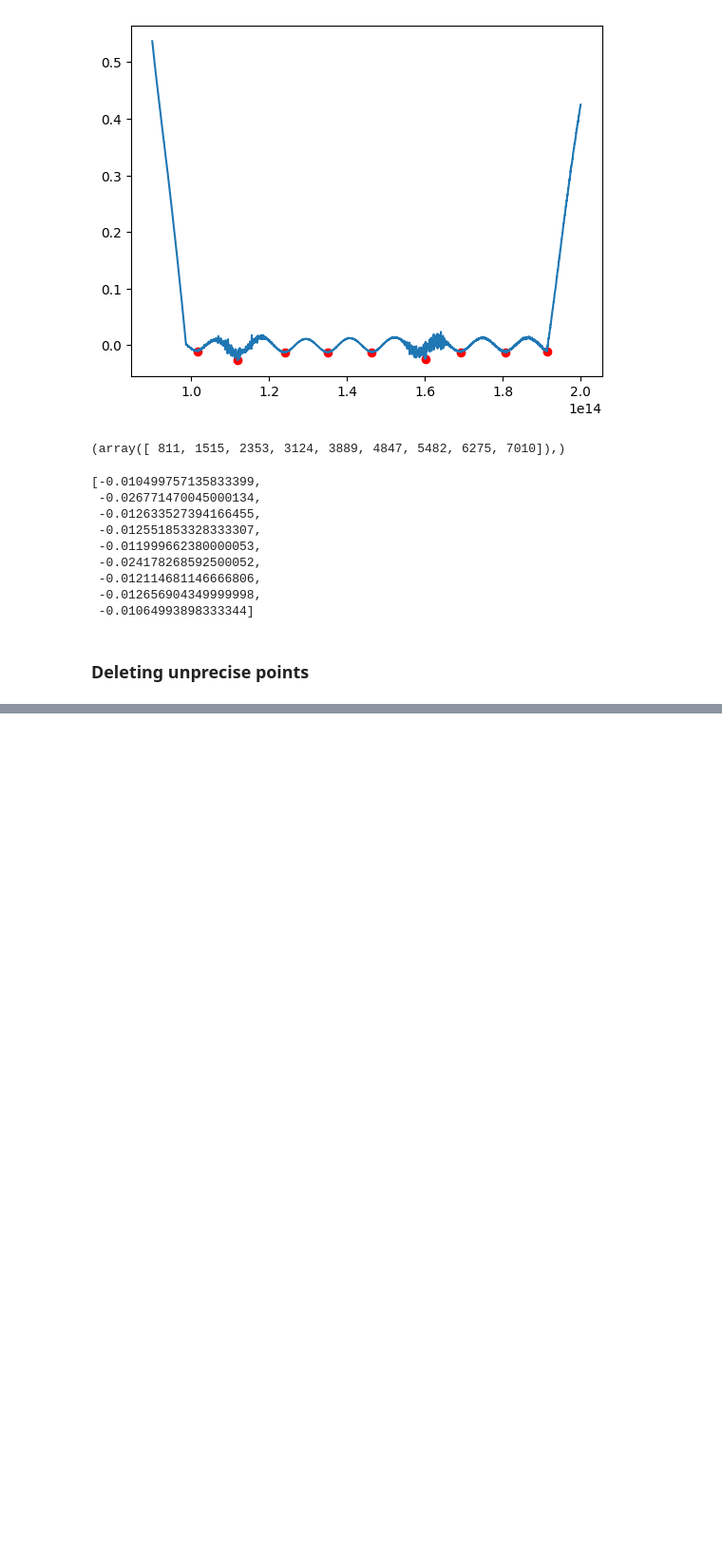
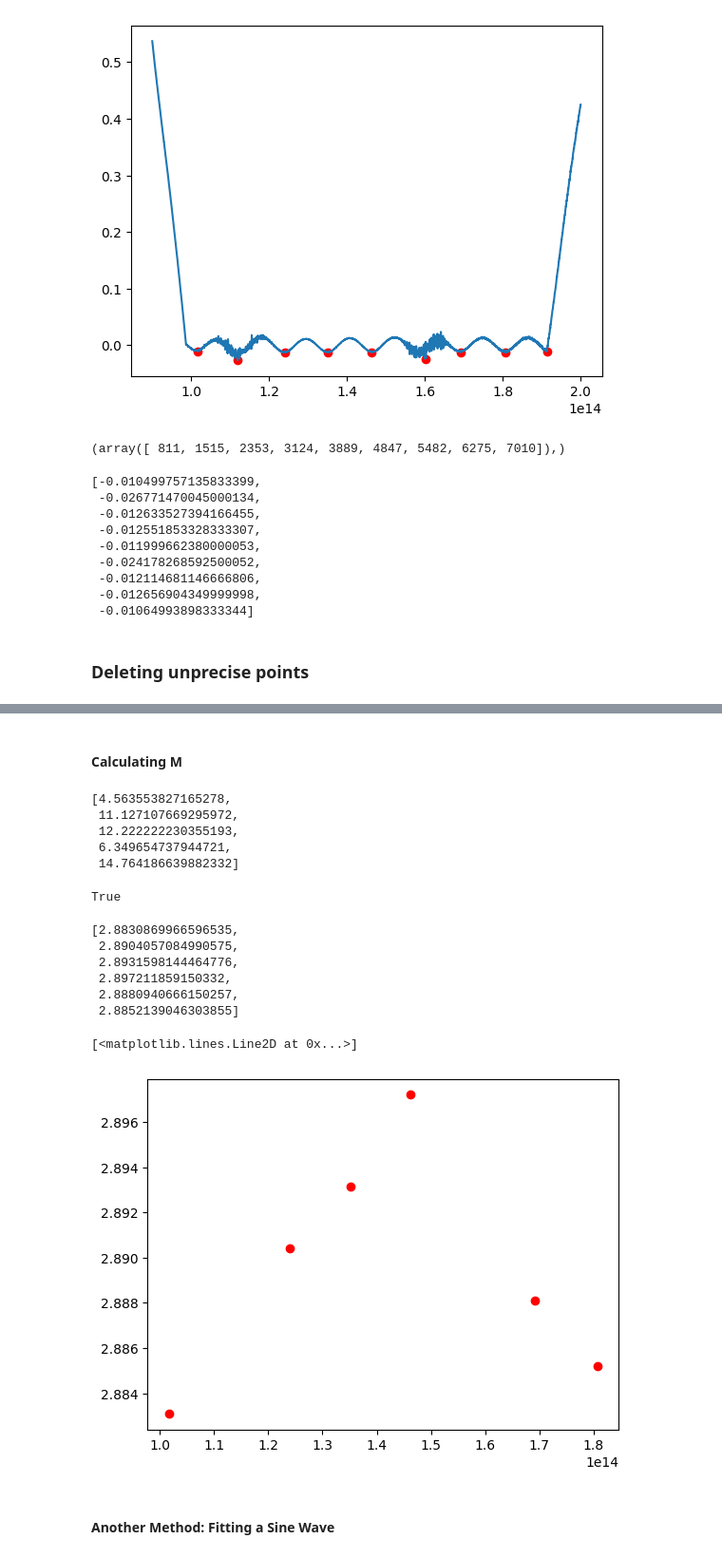
Before and after one commit to alexburg14/Fabry-Perot, a Jupyter notebook: calc_refractive/J130828.ipynb, the cells around one changed output, grey strips where cells are left out. Shown at 95% size. Cells and saved outputs as stored; diff of their text form; code cells hidden in the pictures; blank space fills up the shorter version.

```diff
--- a/calc_refractive/J130828.ipynb
+++ b/calc_refractive/J130828.ipynb
@@ -90,5 +90,5 @@ minima_J13_absorption_20
 # %% [markdown]
 ### Deleting unprecise points
 # %%
-minima_J13_absorption_20 = np.delete(minima_J13_absorption_20, [1,5,7])
-minima_J13_frequenz_20 = np.delete(minima_J13_frequenz_20, [1,5,7])
+minima_J13_absorption_20 = np.delete(minima_J13_absorption_20, [1,5,8])
+minima_J13_frequenz_20 = np.delete(minima_J13_frequenz_20, [1,5,8])
@@ -102,0 +101,36 @@ plt.plot(frequenz_20_cut, J13_smoothed_out)
+# %% [markdown]
+#### Calculating M
+# %%
+m_array_20 = calculate_m(minima_J13_frequenz_20)
+m_array_20
+# %% [output]
+[4.563553827165278,
+ 11.127107669295972,
+ 12.222222230355193,
+ 6.349654737944721,
+ 14.764186639882332]
+# %%
+m_array_20_clean = np.arange(9,17)
+m_array_20_clean = np.delete(m_array_20_clean,[1,5])
+len(m_array_20_clean) == len(minima_J13_frequenz_20)
+# %% [output]
+True
+# %%
+n_array_20 = []
+for i in range(0,len(m_array_20_clean)):
+    n_array_20.append(refractive_index(m_array_20_clean[i],4.6e-6,minima_J13_frequenz_20[i]))
+n_array_20
+# %% [output]
+[2.8830869966596535,
+ 2.8904057084990575,
+ 2.8931598144464776,
+ 2.897211859150332,
+ 2.8880940666150257,
+ 2.8852139046303855]
+# %%
+plt.plot(minima_J13_frequenz_20, n_array_20, 'ro')
+# %% [output]
+[<matplotlib.lines.Line2D at 0x...>]
+[figure, added]
+# %% [markdown]
+#### Another Method: Fitting a Sine Wave
```
Also changed, not shown: parts of 6 cells of this notebook.
